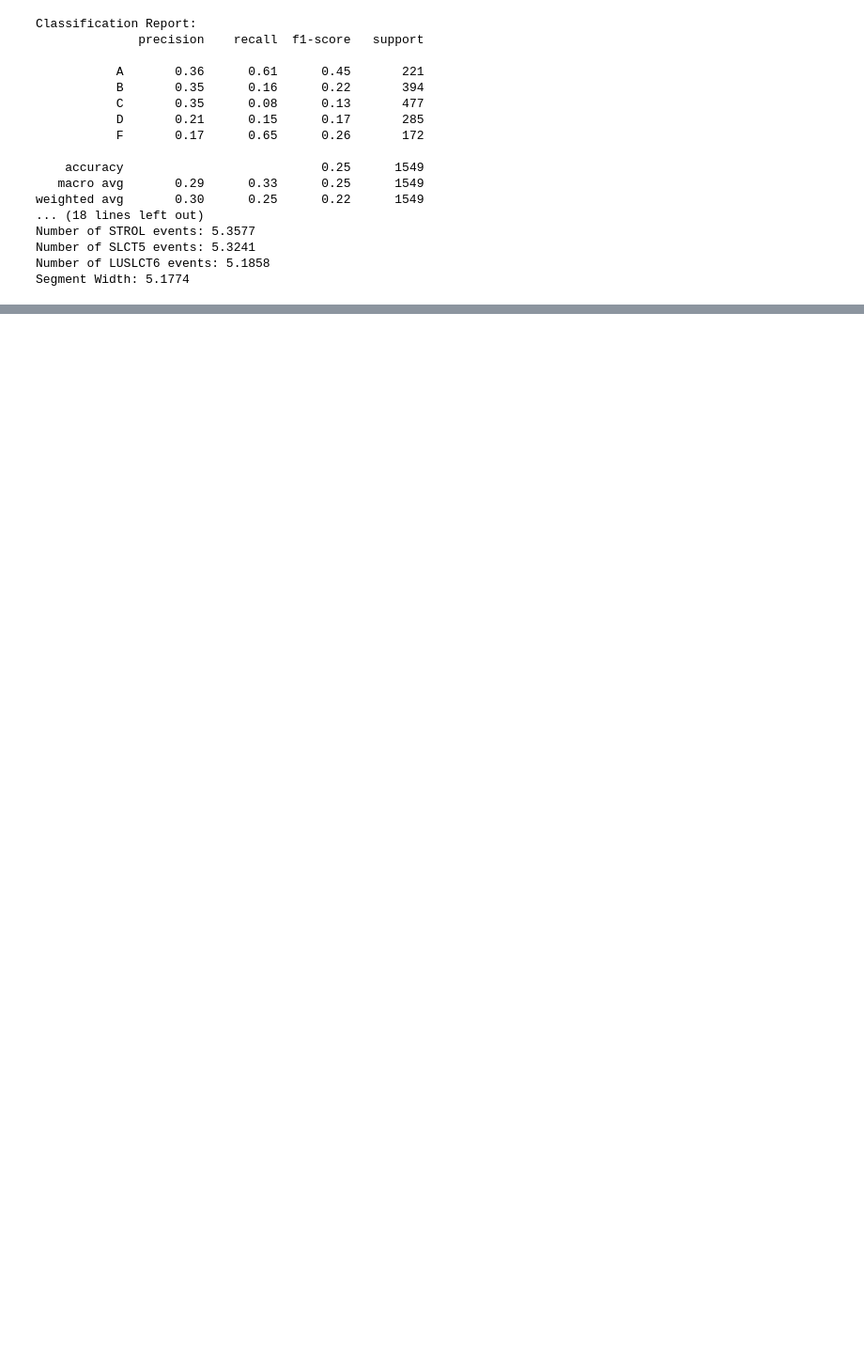
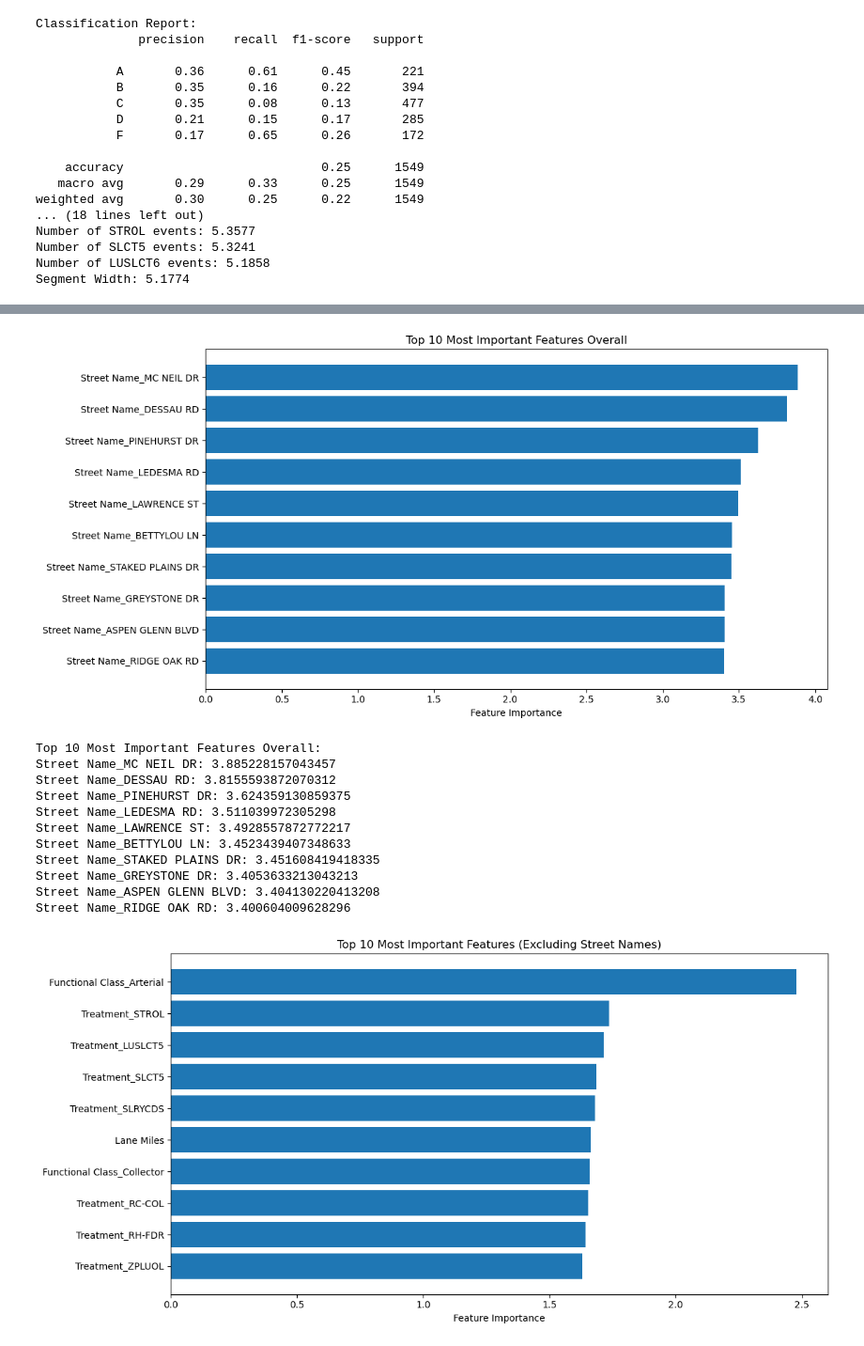
Before and after one commit to darman84/ML-with-Maintenance, a Jupyter notebook: Main.ipynb, the cells around one changed output, grey strips where cells are left out. Shown at 94% size. Cells and saved outputs as stored; diff of their text form; code cells hidden in the pictures; blank space fills up the shorter version.

```diff
--- a/Main.ipynb
+++ b/Main.ipynb
@@ -1117,6 +1245,7 @@ fig = plot_intermediate_values(study)
 fig.show()
 
 
+
 # Train final model with best hyperparameters
 best_params = study.best_params
 best_model = MLPModel(
@@ -1132,8 +1261,9 @@ best_batch_size = best_params['batch_size']
 train_loader = DataLoader(train_dataset, batch_size=best_batch_size, shuffle=True)
 val_loader = DataLoader(val_dataset, batch_size=best_batch_size, shuffle=False)
 
-# Create the metrics callback
+# Create the metrics callback and grade metrics callback
 metrics_callback = MetricsCallback()
+grade_metrics_callback = GradeMetrics()
 
 final_trainer = pl.Trainer(
     max_epochs=10,
@@ -1141,7 +1271,7 @@ final_trainer = pl.Trainer(
     devices=1,
     enable_progress_bar=True,
     logger=True,
-    callbacks=[metrics_callback]  # Add the metrics callback here
+    callbacks=[metrics_callback, grade_metrics_callback]  # Add both callbacks here
 )
 
 final_trainer.fit(best_model, train_loader, val_loader)
@@ -1152,6 +1282,17 @@ print(final_trainer.callback_metrics)
 # Access specific metrics
 val_loss = final_trainer.callback_metrics['val_loss'].item()
 val_acc = final_trainer.callback_metrics['val_acc'].item()
+close_prediction_rate = final_trainer.callback_metrics['close_prediction_rate'].item()
+over_prediction_rate = final_trainer.callback_metrics['over_prediction_rate'].item()
+under_prediction_rate = final_trainer.callback_metrics['under_prediction_rate'].item()
+over_by_one_rate = final_trainer.callback_metrics['over_by_one_rate'].item()
+under_by_one_rate = final_trainer.callback_metrics['under_by_one_rate'].item()
+
 print(f"Final Validation Loss: {val_loss:.4f}")
 print(f"Final Validation Accuracy: {val_acc:.4f}")
+print(f"Close Prediction Rate: {close_prediction_rate:.4f}")
+print(f"Overprediction Rate: {over_prediction_rate:.4f}")
+print(f"Underprediction Rate: {under_prediction_rate:.4f}")
+print(f"Overprediction by One Grade Rate: {over_by_one_rate:.4f}")
+print(f"Underprediction by One Grade Rate: {under_by_one_rate:.4f}")
 # %% [output]
@@ -1355 +1500,60 @@ Final validation loss: 1.5104
 The validation loss increased in the final epoch, suggesting the model might be starting to overfit.
+# %%
+# Sort all features by importance
+sorted_features = sorted(feature_importance_dict.items(), key=lambda x: x[1], reverse=True)
+
+# Select top 10 features
+top_10_features = sorted_features[:10]
+
+# Plotting
+plt.figure(figsize=(12, 6))
+features, importances = zip(*top_10_features)
+plt.barh(features, importances)
+plt.title('Top 10 Most Important Features Overall')
+plt.xlabel('Feature Importance')
+plt.gca().invert_yaxis()  # Invert y-axis to show most important feature at the top
+plt.tight_layout()
+plt.show()
+
+# Print the top 10 features
+print("Top 10 Most Important Features Overall:")
+for feature, importance in top_10_features:
+    print(f"{feature}: {importance}")
+
+# Filter out "Street Name" features
+filtered_features = {k: v for k, v in feature_importance_dict.items() if not k.startswith("Street Name")}
+
+# Sort filtered features by importance
+sorted_filtered_features = sorted(filtered_features.items(), key=lambda x: x[1], reverse=True)
+
+# Select top 10 features
+top_10_filtered_features = sorted_filtered_features[:10]
+
+# Plotting
+plt.figure(figsize=(12, 6))
+features, importances = zip(*top_10_filtered_features)
+plt.barh(features, importances)
+plt.title('Top 10 Most Important Features (Excluding Street Names)')
+plt.xlabel('Feature Importance')
+plt.gca().invert_yaxis()  # Invert y-axis to show most important feature at the top
+plt.tight_layout()
+plt.show()
+
+# Print the top 10 features
+print("Top 10 Most Important Features (Excluding Street Names):")
+for feature, importance in top_10_filtered_features:
+    print(f"{feature}: {importance}")
+# %% [output]
+[figure, added]
+Top 10 Most Important Features Overall:
+Street Name_MC NEIL DR: 3.885228157043457
+Street Name_DESSAU RD: 3.8155593872070312
+Street Name_PINEHURST DR: 3.624359130859375
+Street Name_LEDESMA RD: 3.511039972305298
+Street Name_LAWRENCE ST: 3.4928557872772217
+Street Name_BETTYLOU LN: 3.4523439407348633
+Street Name_STAKED PLAINS DR: 3.451608419418335
+Street Name_GREYSTONE DR: 3.4053633213043213
+Street Name_ASPEN GLENN BLVD: 3.404130220413208
+Street Name_RIDGE OAK RD: 3.400604009628296
+[figure, added]
```
Also changed, not shown: parts of 9 cells of this notebook, 8 other files.
